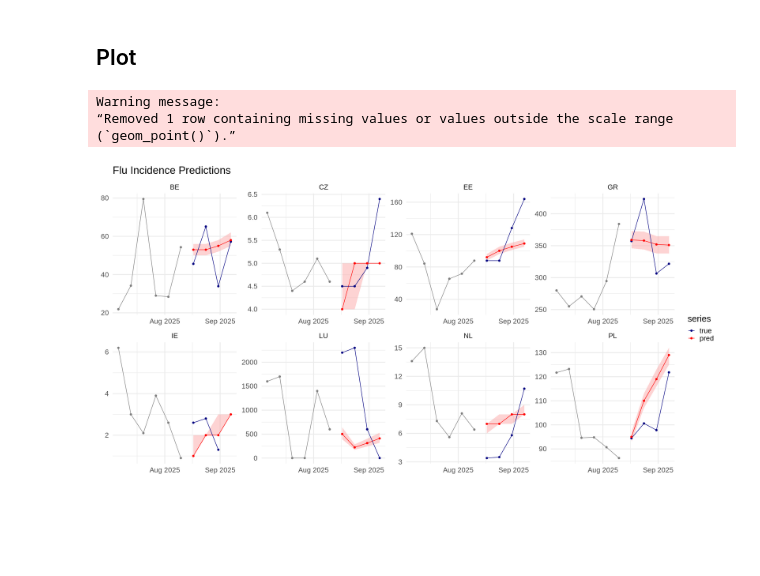
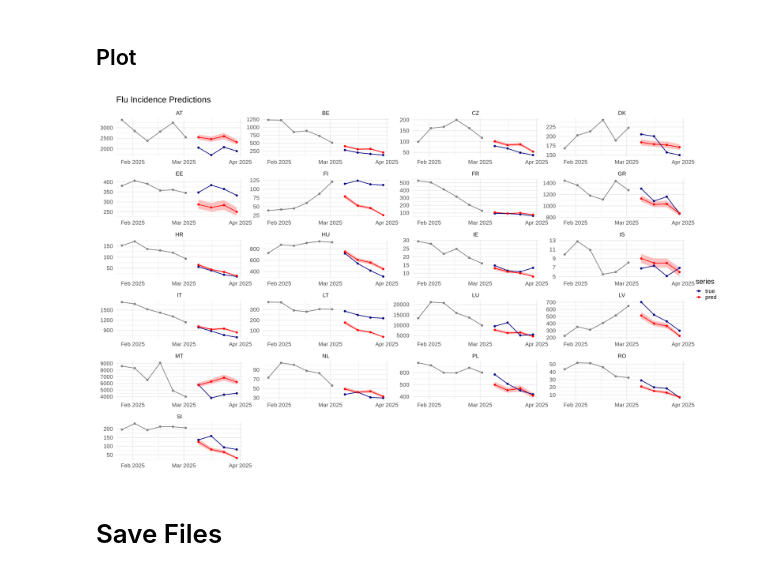
Before and after one commit to SahputraS/Flu-Forecast, a Jupyter notebook: Flu_Forecast_VAR.ipynb, the cells around one changed output. Saved outputs shown, nothing was run; the diff lists cells and outputs as text; code cells hidden in the pictures; blank space fills up the shorter version.

```diff
--- a/Flu_Forecast_VAR.ipynb
+++ b/Flu_Forecast_VAR.ipynb
@@ -109,0 +468,8 @@ ggplot(ili_prep, aes(x = date, y = value)) +
+# %%
+ts_clean_wide <- ts_clean %>%
+  select(date, location_name, value_clean) %>%
+  arrange(date, location_name) %>%
+  pivot_wider(
+    names_from = location_name,
+    values_from = value_clean,
+    values_fill = NA_real_ )
@@ -252,7 +594,7 @@ multi_horizon <- function(data, p, h, burn_in_len, lam = 0) {
 # %%
 hor = 4
 lag = 6
-res_df <- multi_horizon(ts_clean, p=lag, h=hor, burn_in_len=100)
+res_df <- multi_horizon(ts_clean_wide, p=lag, h=hor, burn_in_len=45)
 # %%
 pred_df <- bind_rows(res_df$pred)
 upper_df <- bind_rows(res_df$upper)
@@ -333,12 +748,12 @@ lag_ts <- lag_ts %>% pivot_longer(-date, names_to = "country", values_to = "valu
 return (list(pred_plot = pred_plot_df, true_plot = true_plot_df, lag_plot = lag_ts))
 }
 # %%
-pred_plot = get_plot_df(pred_df, ts_clean)$pred_plot
-true_plot = get_plot_df(pred_df, ts_clean)$true_plot
-lag_plot = get_plot_df(pred_df, ts_clean)$lag_plot
+pred_plot = get_plot_df(pred_df, ts_clean_wide)$pred_plot
+true_plot = get_plot_df(pred_df, ts_clean_wide)$true_plot
+lag_plot = get_plot_df(pred_df, ts_clean_wide)$lag_plot
 # %%
-upper_plot = get_plot_df(upper_df, ts_clean)$pred_plot
-lower_plot = get_plot_df(lower_df, ts_clean)$pred_plot
+upper_plot = get_plot_df(upper_df, ts_clean_wide)$pred_plot
+lower_plot = get_plot_df(lower_df, ts_clean_wide)$pred_plot
 # %%
 to_long <- function(df, label) df %>% mutate(series = label)
 
@@ -352,36 +767,35 @@ pdat <- bind_rows(
 # %%
 band_df <- pdat %>%
   filter(series %in% c("upper", "lower")) %>%
   pivot_wider(names_from = series, values_from = value) %>%
   filter(!is.na(lower) & !is.na(upper))
 
 
 plot_data <- pdat %>% filter(!series %in% c("upper", "lower"))
 
 
-options(repr.plot.width = 20, repr.plot.height = 10, repr.plot.res = 150)
+options(repr.plot.width = 25, repr.plot.height = 15, repr.plot.res = 150)
 
 ggplot() +
   geom_ribbon(
     data = band_df,
     aes(x = date, ymin = lower, ymax = upper),
-    fill = "#fca7a7", alpha = 0.5
+    fill = "#fca7a7", alpha = 0.7
   ) +
 
   geom_line(data = plot_data, aes(x = date, y = value, color = series)) +
   geom_point(data = plot_data, aes(x = date, y = value, color = series),
              size = 1.8, alpha = 1) +
 
   facet_wrap(~ country, scales = "free", ncol = 4) +
   labs(title = "Flu Incidence Predictions", x = NULL, y = NULL) +
   scale_x_date(date_labels = "%b %Y", date_breaks = "1 month") +
   scale_color_manual(
     breaks = c("true","pred"),
     values = c(true="navy", pred="red")
   )+
   theme_minimal(base_size = 20)
 # %% [output]
-Warning message:
-“Removed 1 row containing missing values or values outside the scale range
-(`geom_point()`).”
-[figure, old version]
+[figure, new version]
+# %% [markdown]
+# Save Files
```
Also changed, not shown: parts of 44 cells of this notebook.
